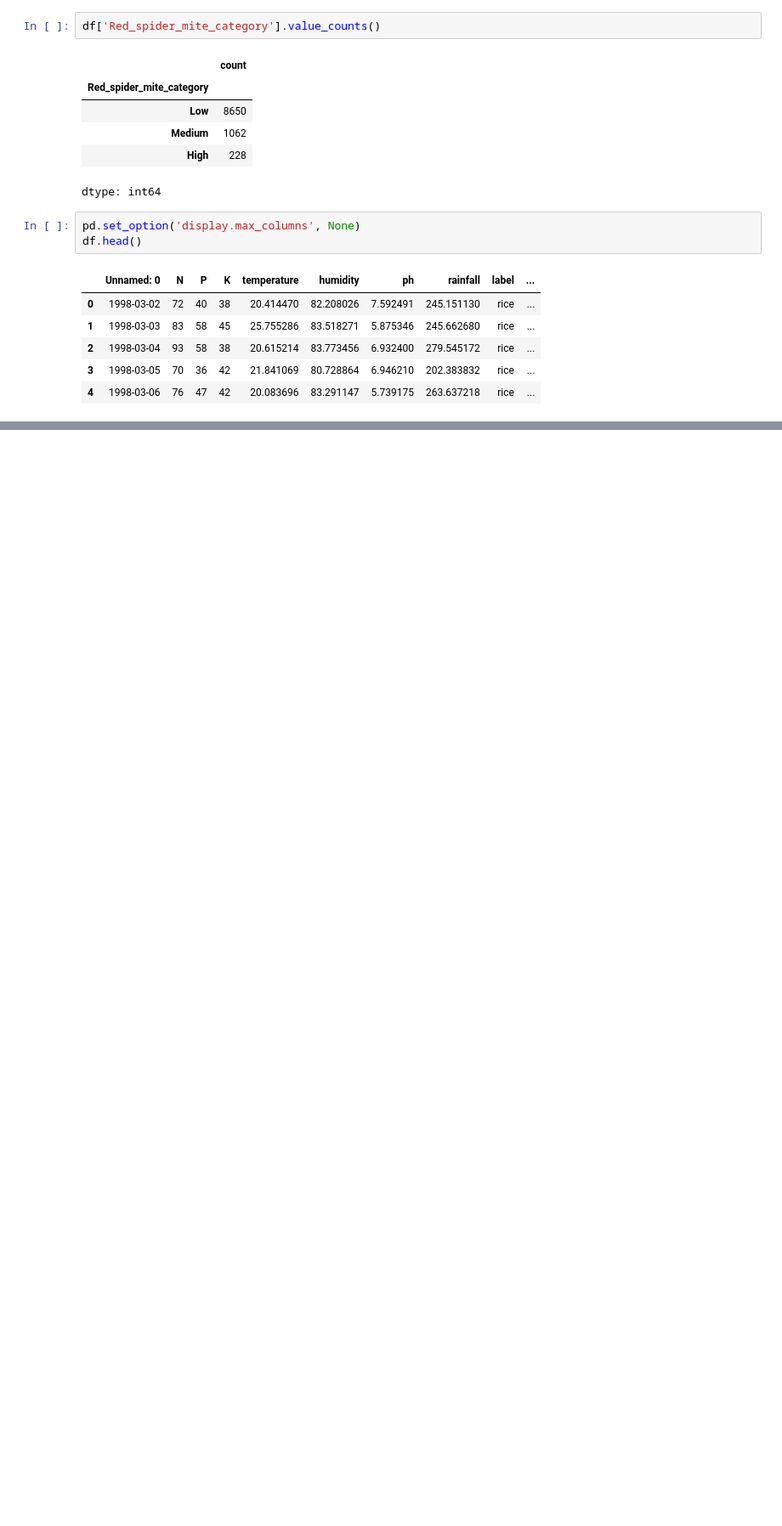
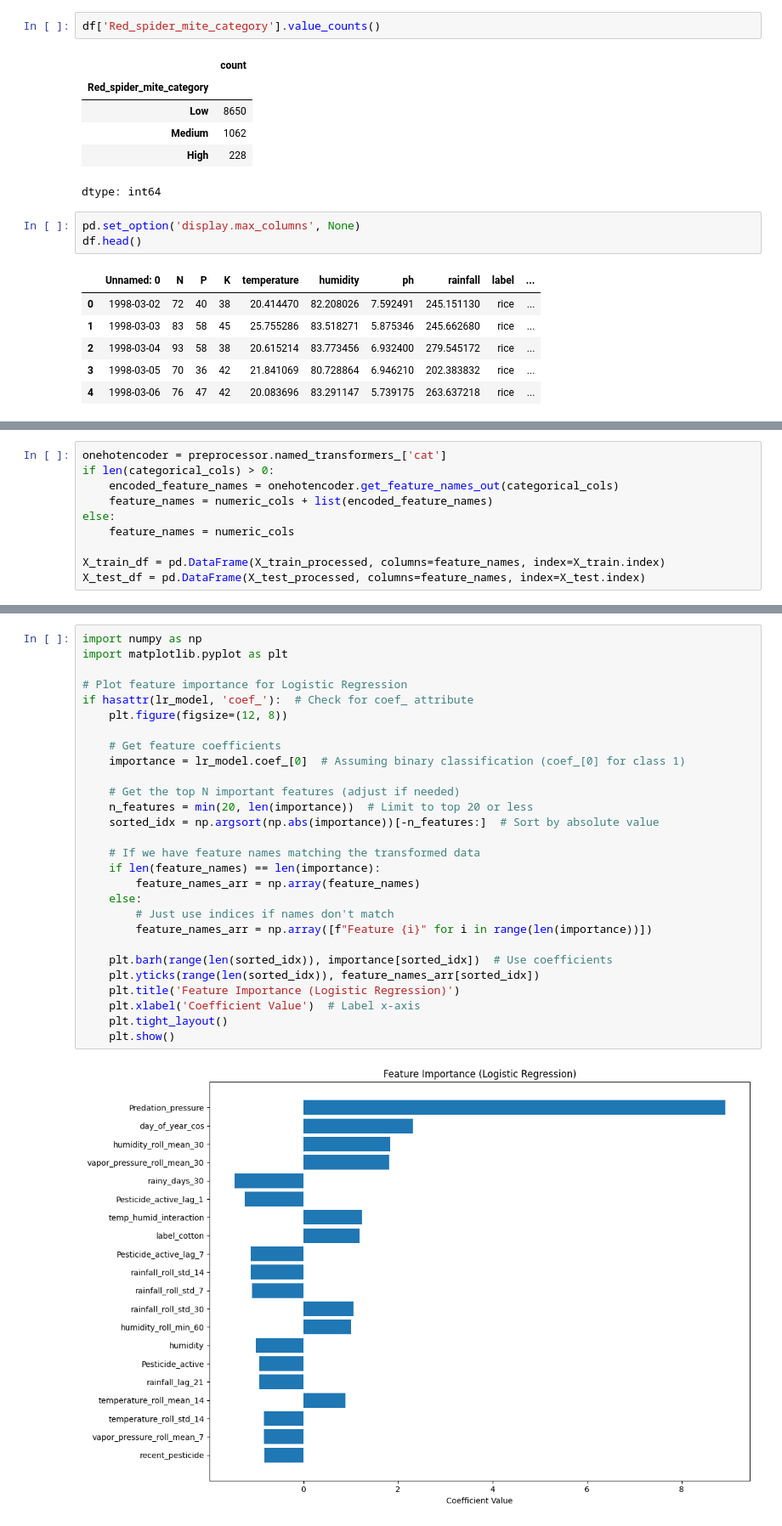
Before and after one commit to Omkar31415/AI_capstone, a Jupyter notebook: Model_training.ipynb, the cells around one changed output, grey strips where cells are left out. Shown at 85% size. Cells and saved outputs as stored; diff of their text form; blank space fills up the shorter version.

```diff
--- a/Model_training.ipynb
+++ b/Model_training.ipynb
@@ -603,0 +222,10 @@ Successfully saved the list of risk features to: model_artifacts/red_spider_mite
+# %%
+onehotencoder = preprocessor.named_transformers_['cat']
+if len(categorical_cols) > 0:
+    encoded_feature_names = onehotencoder.get_feature_names_out(categorical_cols)
+    feature_names = numeric_cols + list(encoded_feature_names)
+else:
+    feature_names = numeric_cols
+
+X_train_df = pd.DataFrame(X_train_processed, columns=feature_names, index=X_train.index)
+X_test_df = pd.DataFrame(X_test_processed, columns=feature_names, index=X_test.index)
@@ -603,0 +421,30 @@ Successfully saved the list of risk features to: model_artifacts/red_spider_mite
+# %%
+import numpy as np
+import matplotlib.pyplot as plt
+
+# Plot feature importance for Logistic Regression
+if hasattr(lr_model, 'coef_'):  # Check for coef_ attribute
+    plt.figure(figsize=(12, 8))
+
+    # Get feature coefficients
+    importance = lr_model.coef_[0]  # Assuming binary classification (coef_[0] for class 1)
+
+    # Get the top N important features (adjust if needed)
+    n_features = min(20, len(importance))  # Limit to top 20 or less
+    sorted_idx = np.argsort(np.abs(importance))[-n_features:]  # Sort by absolute value
+
+    # If we have feature names matching the transformed data
+    if len(feature_names) == len(importance):
+        feature_names_arr = np.array(feature_names)
+    else:
+        # Just use indices if names don't match
+        feature_names_arr = np.array([f"Feature {i}" for i in range(len(importance))])
+
+    plt.barh(range(len(sorted_idx)), importance[sorted_idx])  # Use coefficients
+    plt.yticks(range(len(sorted_idx)), feature_names_arr[sorted_idx])
+    plt.title('Feature Importance (Logistic Regression)')
+    plt.xlabel('Coefficient Value')  # Label x-axis
+    plt.tight_layout()
+    plt.show()
+# %% [output]
+[figure, added]
```
Also changed, not shown: parts of 29 cells of this notebook.
